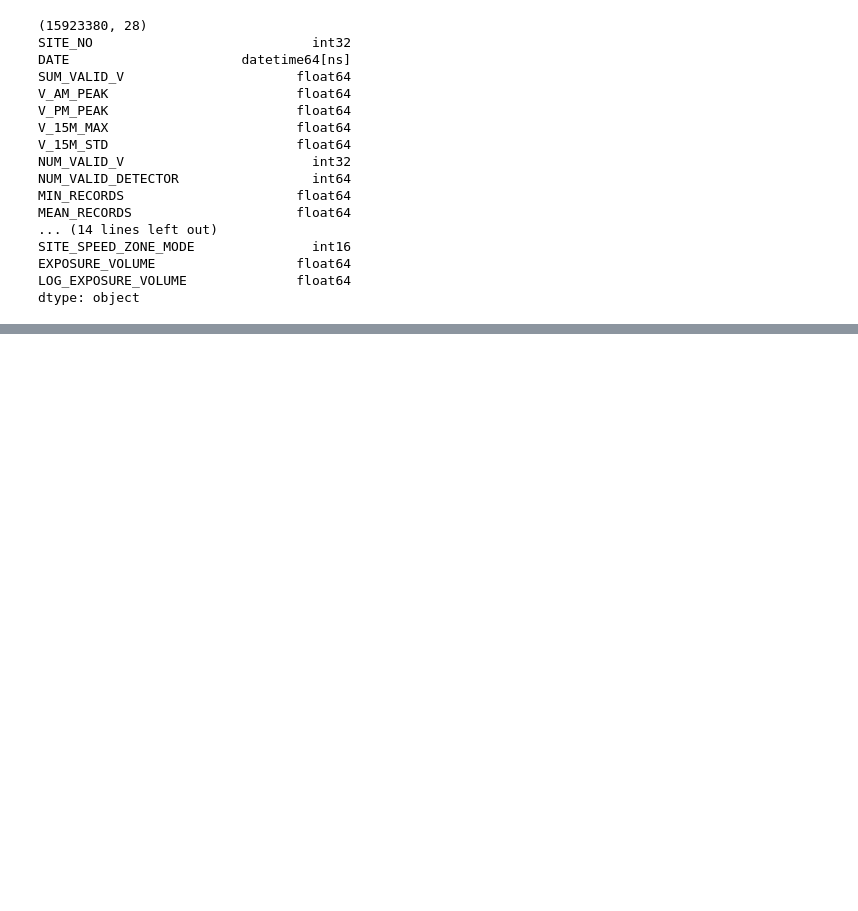
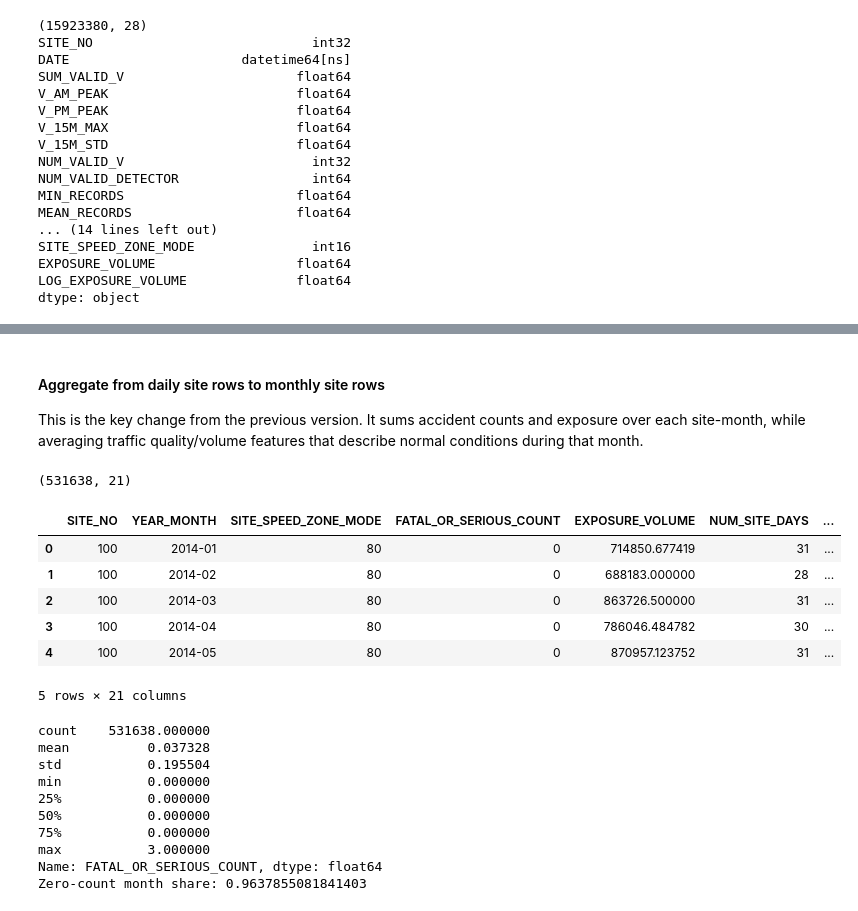
Before and after one commit to comp90049-g65/a2, a Jupyter notebook: rq2.ipynb, the cells around one changed output, grey strips where cells are left out. Saved outputs shown, nothing was run; the diff lists cells and outputs as text; code cells hidden in the pictures; blank space fills up the shorter version.

```diff
--- a/rq2.ipynb
+++ b/rq2.ipynb
@@ -479,0 +607,63 @@ dtype: object
+# %% [markdown]
+#### Aggregate from daily site rows to monthly site rows
+
+This is the key change from the previous version. It sums accident counts and exposure over each site-month, while averaging traffic quality/volume features that describe normal conditions during that month.
+# %%
+traffic_mean_candidates = [
+    "SUM_VALID_V",
+    "V_AM_PEAK",
+    "V_PM_PEAK",
+    "V_15M_MAX",
+    "V_15M_STD",
+    "NUM_VALID_V",
+    "NUM_VALID_DETECTOR",
+    "NUM_RAW_DETECTOR",
+    "COMPLETENESS",
+    "DETECTOR_RETENTION",
+]
+traffic_mean_cols = [col for col in traffic_mean_candidates if col in daily_df.columns]
+
+agg_spec = {
+    TARGET_COL: "sum",
+    EXPOSURE_COL: "sum",
+    DATE_COL: "size",
+    "YEAR": "first",
+    "MONTH": "first",
+}
+for col in traffic_mean_cols:
+    agg_spec[col] = "mean"
+if "ACCIDENT_COUNT" in daily_df.columns:
+    agg_spec["ACCIDENT_COUNT"] = "sum"
+
+monthly_df = (
+    daily_df
+    .groupby([SITE_COL, "YEAR_MONTH", SPEED_COL], as_index=False)
+    .agg(agg_spec)
+    .rename(columns={DATE_COL: "NUM_SITE_DAYS"})
+)
+monthly_df["LOG_EXPOSURE_VOLUME"] = np.log(monthly_df[EXPOSURE_COL])
+monthly_df["FATAL_OR_SERIOUS_RATE_PM"] = monthly_df[TARGET_COL] / monthly_df[EXPOSURE_COL] * 1_000_000
+
+print(monthly_df.shape)
+display(monthly_df.head())
+print(monthly_df[TARGET_COL].describe())
+print("Zero-count month share:", (monthly_df[TARGET_COL] == 0).mean())
+# %% [output]
+(531638, 21)
+|  | SITE_NO | YEAR_MONTH | SITE_SPEED_ZONE_MODE | FATAL_OR_SERIOUS_COUNT | EXPOSURE_VOLUME | NUM_SITE_DAYS | ... |
+| 0 | 100 | 2014-01 | 80 | 0 | 714850.677419 | 31 | ... |
+| 1 | 100 | 2014-02 | 80 | 0 | 688183.000000 | 28 | ... |
+| 2 | 100 | 2014-03 | 80 | 0 | 863726.500000 | 31 | ... |
+| 3 | 100 | 2014-04 | 80 | 0 | 786046.484782 | 30 | ... |
+| 4 | 100 | 2014-05 | 80 | 0 | 870957.123752 | 31 | ... |
+5 rows × 21 columns
+count    531638.000000
+mean          0.037328
+std           0.195504
+min           0.000000
+25%           0.000000
+50%           0.000000
+75%           0.000000
+max           3.000000
+Name: FATAL_OR_SERIOUS_COUNT, dtype: float64
+Zero-count month share: 0.9637855081841403
```
Also changed, not shown: parts of 21 cells of this notebook, 2 other files.
